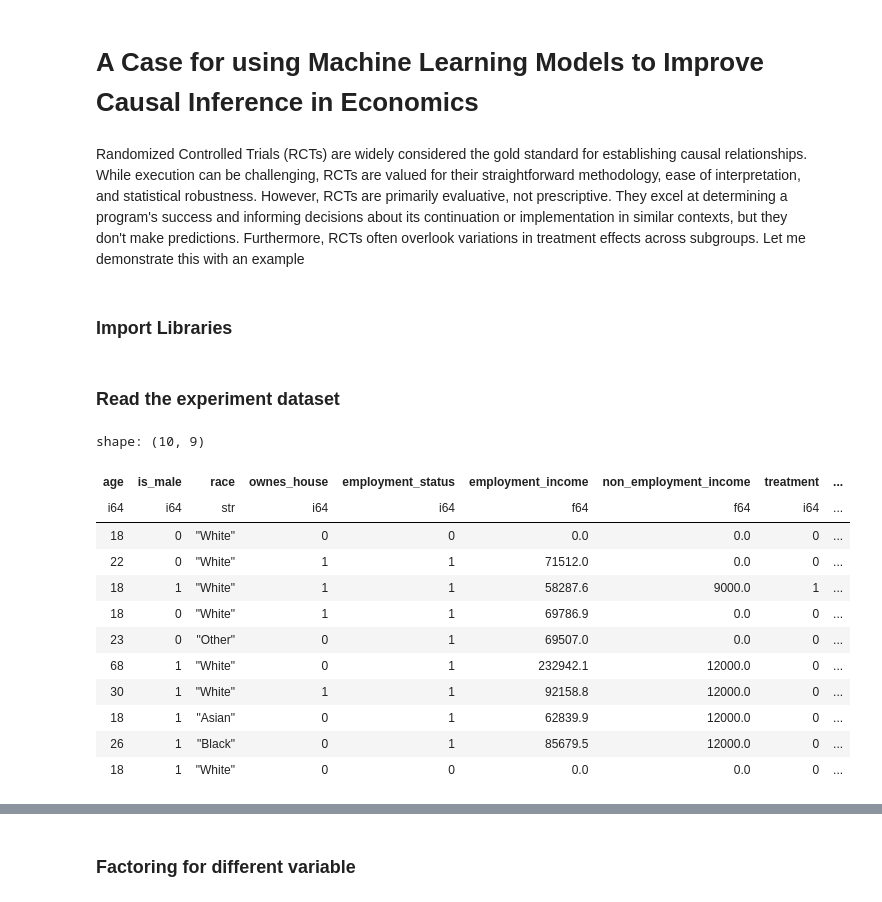
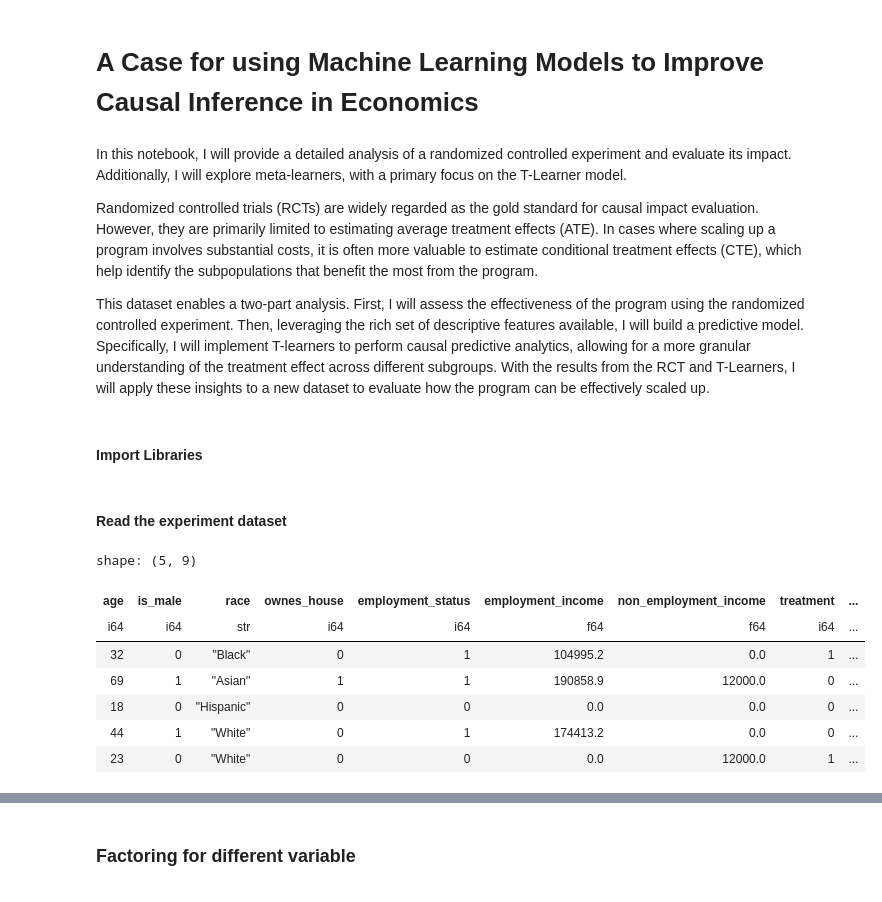
Before and after one commit to AlabhyaMe/T-Learner-for-economic-experiment, a Jupyter notebook: Meta Learners.ipynb, the cells around one changed output, grey strips where cells are left out. Cells and saved outputs as stored; diff of their text form; code cells hidden in the pictures.

```diff
--- a/Meta Learners.ipynb
+++ b/Meta Learners.ipynb
@@ -1,9 +1,14 @@
 # %% [markdown]
 # A Case for using Machine Learning Models to Improve Causal Inference in Economics
-# %% [markdown]
-Randomized Controlled Trials (RCTs) are widely considered the gold standard for establishing causal relationships. While execution can be challenging, RCTs are valued for their straightforward methodology, ease of interpretation, and statistical robustness. However, RCTs are primarily evaluative, not prescriptive. They excel at determining a program's success and informing decisions about its continuation or implementation in similar contexts, but they don't make predictions. Furthermore, RCTs often overlook variations in treatment effects across subgroups. Let me demonstrate this with an example
+# %% [markdown]
+In this notebook, I will provide a detailed analysis of a randomized controlled experiment and evaluate its impact. Additionally, I will explore meta-learners, with a primary focus on the T-Learner model.
+
+Randomized controlled trials (RCTs) are widely regarded as the gold standard for causal impact evaluation. However, they are primarily limited to estimating average treatment effects (ATE). In cases where scaling up a program involves substantial costs, it is often more valuable to estimate conditional treatment effects (CTE), which help identify the subpopulations that benefit the most from the program.
+
+This dataset enables a two-part analysis. First, I will assess the effectiveness of the program using the randomized controlled experiment. Then, leveraging the rich set of descriptive features available, I will build a predictive model. Specifically, I will implement T-learners to perform causal predictive analytics, allowing for a more granular understanding of the treatment effect across different subgroups.
+With the results from the RCT and T-Learners, I will apply these insights to a new dataset to evaluate how the program can be effectively scaled up.
 # %% [markdown]
-### Import Libraries
+#### Import Libraries
 # %%
 import polars as pl
 from scipy.stats import ttest_ind
@@ -12,19 +18,14 @@ from sklearn.metrics import mean_squared_error
 # %% [markdown]
-### Read the experiment dataset
+#### Read the experiment dataset
 # %%
 df = pl.read_csv("dataset.csv")
-df.head(10)
+df.head(5)
 # %% [output]
-shape: (10, 9)
+shape: (5, 9)
 | age | is_male | race | ownes_house | employment_status | employment_income | non_employment_income | treatment | ... |
 | i64 | i64 | str | i64 | i64 | f64 | f64 | i64 | ... |
-| 18 | 0 | "White" | 0 | 0 | 0.0 | 0.0 | 0 | ... |
-| 22 | 0 | "White" | 1 | 1 | 71512.0 | 0.0 | 0 | ... |
-| 18 | 1 | "White" | 1 | 1 | 58287.6 | 9000.0 | 1 | ... |
-| 18 | 0 | "White" | 1 | 1 | 69786.9 | 0.0 | 0 | ... |
-| 23 | 0 | "Other" | 0 | 1 | 69507.0 | 0.0 | 0 | ... |
-| 68 | 1 | "White" | 0 | 1 | 232942.1 | 12000.0 | 0 | ... |
-| 30 | 1 | "White" | 1 | 1 | 92158.8 | 12000.0 | 0 | ... |
-| 18 | 1 | "Asian" | 0 | 1 | 62839.9 | 12000.0 | 0 | ... |
-| 26 | 1 | "Black" | 0 | 1 | 85679.5 | 12000.0 | 0 | ... |
-| 18 | 1 | "White" | 0 | 0 | 0.0 | 0.0 | 0 | ... |
+| 32 | 0 | "Black" | 0 | 1 | 104995.2 | 0.0 | 1 | ... |
+| 69 | 1 | "Asian" | 1 | 1 | 190858.9 | 12000.0 | 0 | ... |
+| 18 | 0 | "Hispanic" | 0 | 0 | 0.0 | 0.0 | 0 | ... |
+| 44 | 1 | "White" | 0 | 1 | 174413.2 | 0.0 | 0 | ... |
+| 23 | 0 | "White" | 0 | 0 | 0.0 | 12000.0 | 1 | ... |
```
Also changed, not shown: parts of 135 cells of this notebook, 4 other files.
